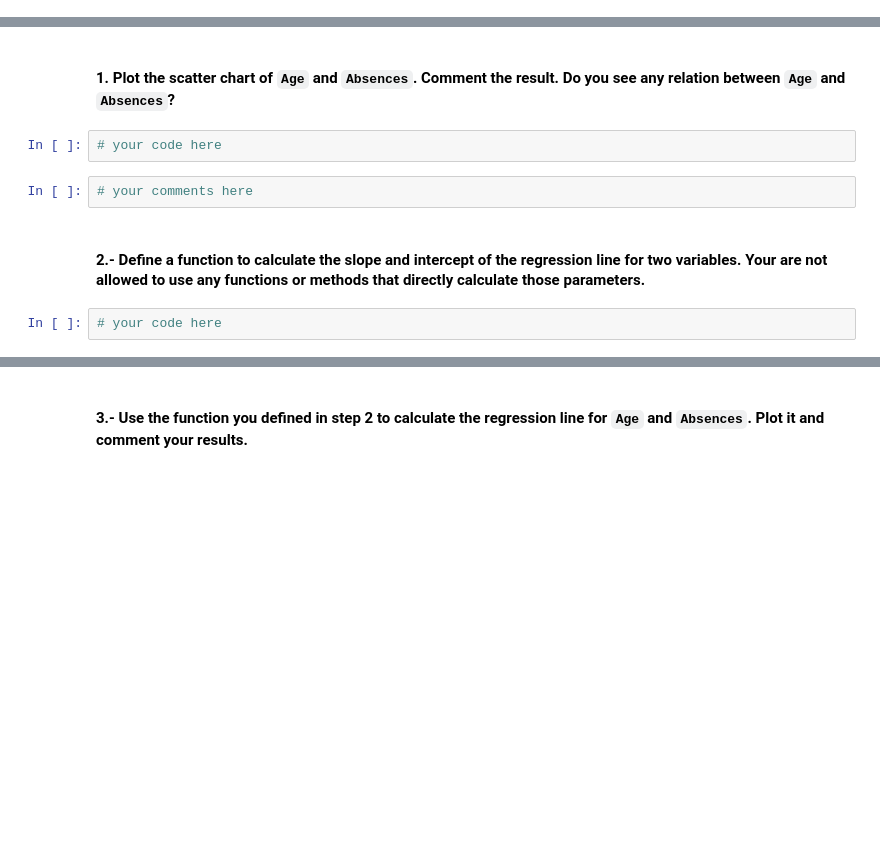
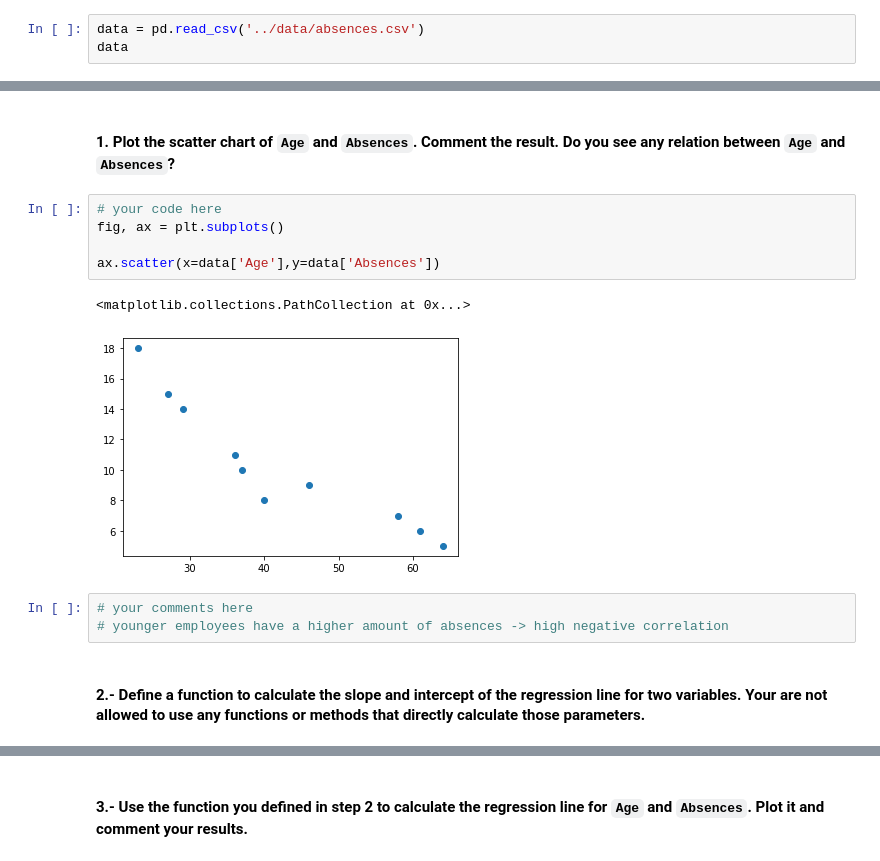
Before and after one commit to ta-data-remote/lab-linear-regression-correlation, a Jupyter notebook: your-code/main.ipynb, the cells around one changed output, grey strips where cells are left out. Drawn from its saved outputs; the diff is of its cells as text; blank space fills up the shorter version.

```diff
--- a/your-code/main.ipynb
+++ b/your-code/main.ipynb
@@ -26,0 +32,3 @@ import pandas as pd
+# %%
+data = pd.read_csv('../data/absences.csv')
+data
@@ -27,10 +47,15 @@ import pandas as pd
 # %% [markdown]
 #### 1. Plot the scatter chart of `Age` and `Absences`. Comment the result. Do you see any relation between `Age` and `Absences`?
-# %%
-# your code here
-# %%
-# your comments here
+# %%
+# your code here
+fig, ax = plt.subplots()
+
+ax.scatter(x=data['Age'],y=data['Absences'])
+# %% [output]
+<matplotlib.collections.PathCollection at 0x...>
+[figure, added]
+# %%
+# your comments here
+# younger employees have a higher amount of absences -> high negative correlation
 # %% [markdown]
 #### 2.- Define a function to calculate the slope and intercept of the regression line for two variables. Your are not allowed to use any functions or methods that directly calculate those parameters.
-# %%
-# your code here
```
Also changed, not shown: parts of 16 cells of this notebook.
